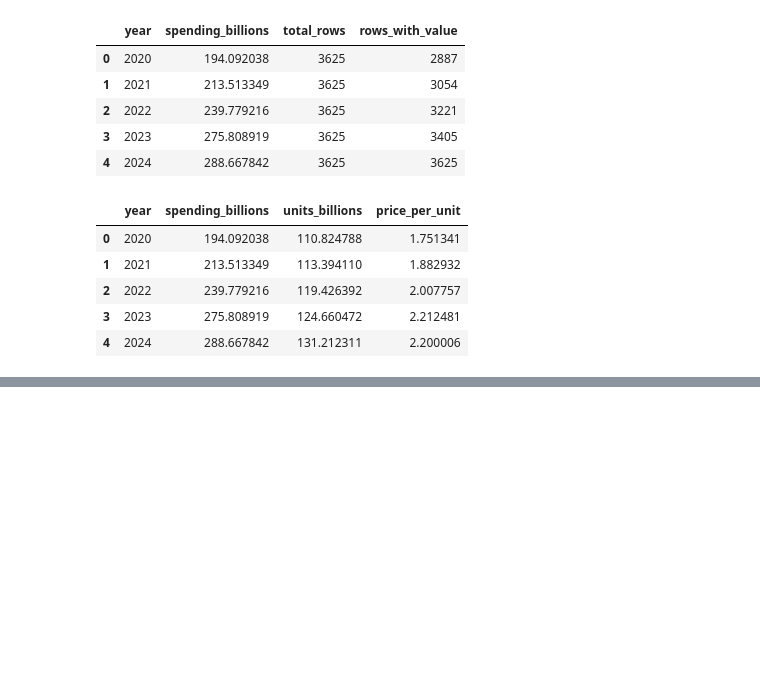
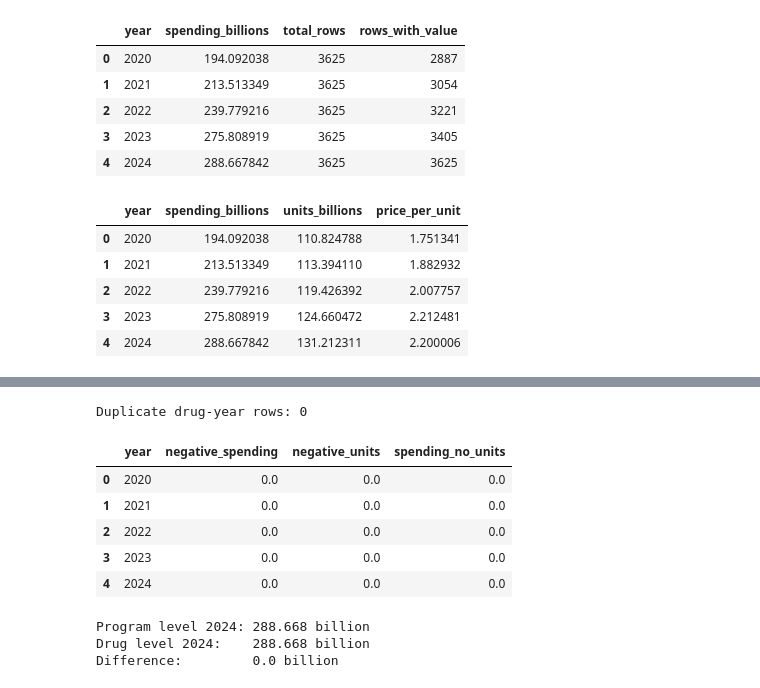
Before and after one commit to krithihari2/drug-spending-price-vs-volume, a Jupyter notebook: notebooks/01_explore.ipynb, the cells around one changed output, grey strips where cells are left out. Cells and saved outputs as stored; diff of their text form; code cells hidden in the pictures; blank space fills up the shorter version.

```diff
--- a/notebooks/01_explore.ipynb
+++ b/notebooks/01_explore.ipynb
@@ -220,0 +464,64 @@ connection.execute(query).df()
+# %%
+# The table should hold exactly one row per drug per year
+# Anything returned here means totals are inflated
+query = """
+SELECT
+    brand_name,
+    generic_name,
+    year,
+    COUNT(*) AS row_count
+FROM spending_by_year
+GROUP BY brand_name, generic_name, year
+HAVING COUNT(*) > 1
+"""
+
+duplicates = connection.execute(query).df()
+
+print("Duplicate drug-year rows:", len(duplicates))
+# %% [output]
+Duplicate drug-year rows: 0
+# %%
+# Spending cannot be negative, and spending with no units implies
+# a price that cannot exist
+query = """
+SELECT
+    year,
+    SUM(CASE WHEN spending < 0 THEN 1 ELSE 0 END) AS negative_spending,
+    SUM(CASE WHEN dosage_units < 0 THEN 1 ELSE 0 END) AS negative_units,
+    SUM(CASE WHEN dosage_units = 0 AND spending > 0 THEN 1 ELSE 0 END) AS spending_no_units
+FROM spending_by_year
+GROUP BY year
+ORDER BY year
+"""
+
+connection.execute(query).df()
+# %% [output]
+|  | year | negative_spending | negative_units | spending_no_units |
+| 0 | 2020 | 0.0 | 0.0 | 0.0 |
+| 1 | 2021 | 0.0 | 0.0 | 0.0 |
+| 2 | 2022 | 0.0 | 0.0 | 0.0 |
+| 3 | 2023 | 0.0 | 0.0 | 0.0 |
+| 4 | 2024 | 0.0 | 0.0 | 0.0 |
+# %%
+# spending_by_year and drug_growth are built separately
+# Their 2024 totals should be identical
+query = """
+SELECT SUM(spending) / 1000000000 AS total_billions
+FROM spending_by_year
+WHERE year = 2024
+"""
+program_level = connection.execute(query).df()["total_billions"][0]
+
+query = """
+SELECT SUM(spending_2024) / 1000000000 AS total_billions
+FROM drug_growth
+"""
+drug_level = connection.execute(query).df()["total_billions"][0]
+
+print("Program level 2024:", round(program_level, 3), "billion")
+print("Drug level 2024:   ", round(drug_level, 3), "billion")
+print("Difference:        ", round(program_level - drug_level, 6), "billion")
+# %% [output]
+Program level 2024: 288.668 billion
+Drug level 2024:    288.668 billion
+Difference:         0.0 billion
```
Also changed, not shown: parts of 13 cells of this notebook, 1 other file.
